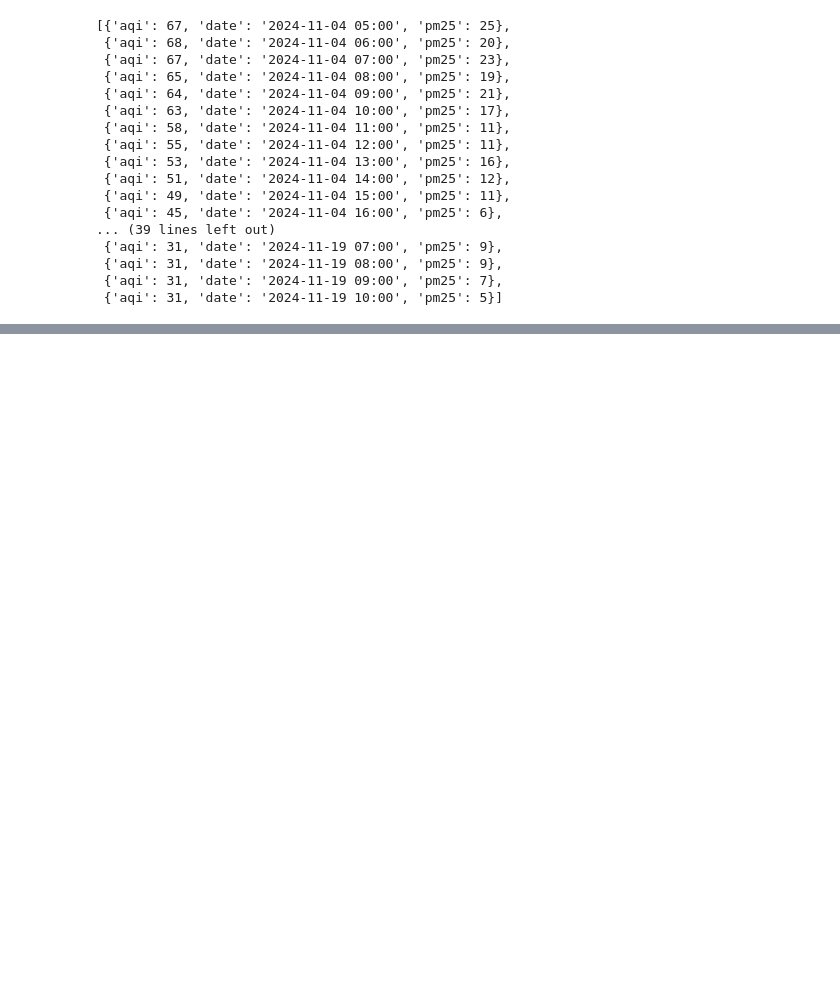
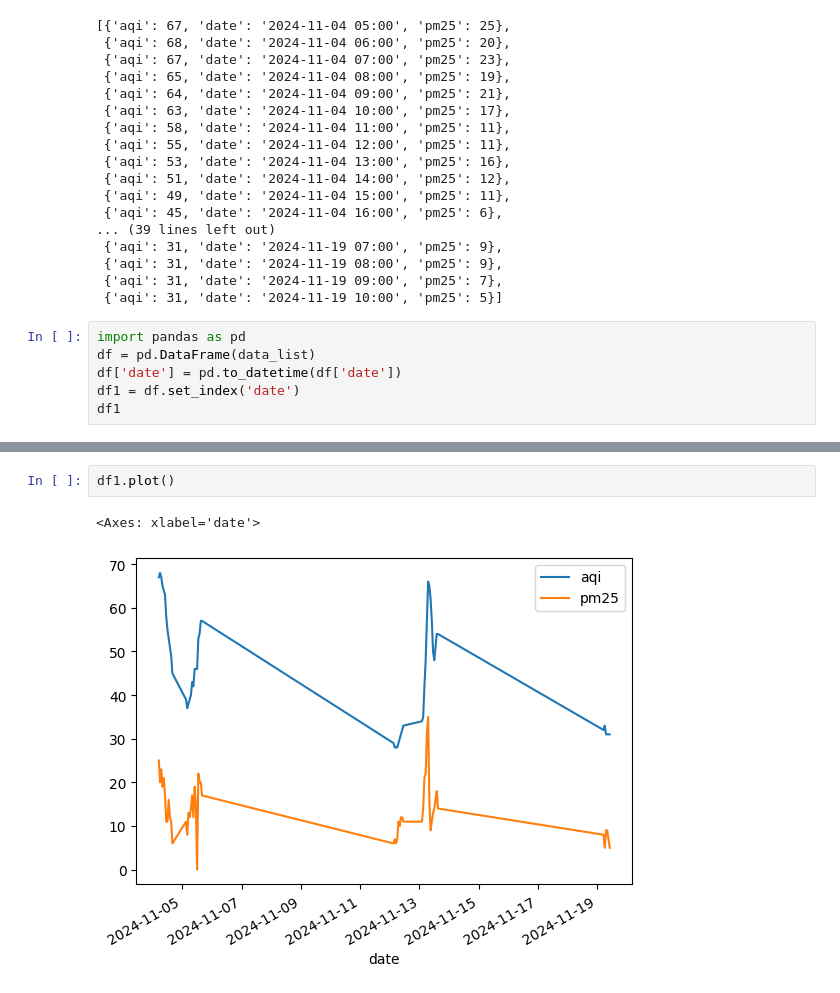
Before and after one commit to nickjiang2000/20240904_TVDI, a Jupyter notebook: Lesson10/lesson10_1.ipynb, the cells around one changed output, grey strips where cells are left out. Cells and saved outputs as stored; diff of their text form; blank space fills up the shorter version.

Commit message:
pandas, matplotlib

```diff
--- a/Lesson10/lesson10_1.ipynb
+++ b/Lesson10/lesson10_1.ipynb
@@ -36,3 +36,9 @@ pprint(data_list)
  {'aqi': 31, 'date': '2024-11-19 08:00', 'pm25': 9},
  {'aqi': 31, 'date': '2024-11-19 09:00', 'pm25': 7},
  {'aqi': 31, 'date': '2024-11-19 10:00', 'pm25': 5}]
+# %%
+import pandas as pd
+df = pd.DataFrame(data_list)
+df['date'] = pd.to_datetime(df['date'])
+df1 = df.set_index('date')
+df1
@@ -38,0 +64,5 @@ pprint(data_list)
+# %%
+df1.plot()
+# %% [output]
+<Axes: xlabel='date'>
+[figure, added]
```
Also changed, not shown: parts of 1 cell of this notebook.
